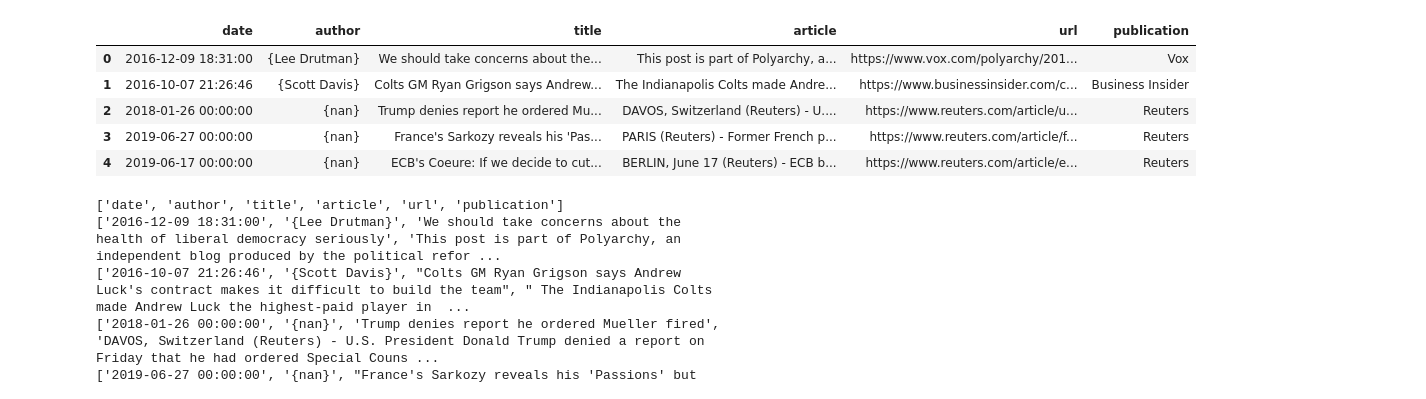
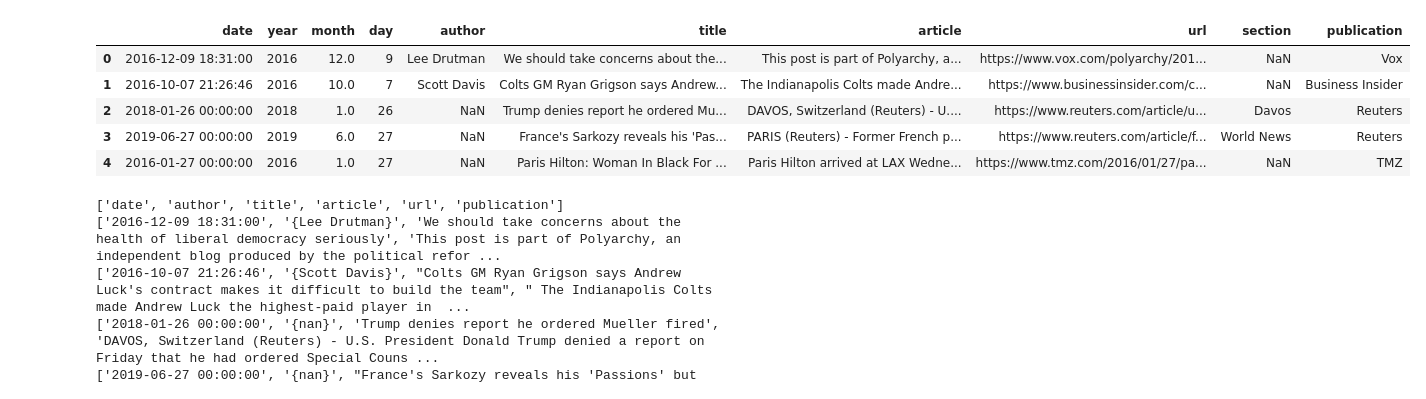
Before and after one commit to karthikn72/ttds_cw3, a Jupyter notebook: playground/explore_dataset.ipynb, the cells around one changed output. Cells and saved outputs as stored; diff of their text form; code cells hidden in the pictures.

```diff
--- a/playground/explore_dataset.ipynb
+++ b/playground/explore_dataset.ipynb
@@ -3,17 +3,17 @@ import pandas as pd
 import re
 import os
 
-df = pd.read_csv('../dataset/all-the-news-2-1/all-the-news-2-1.csv', nrows=1000)
+df = pd.read_csv('../dataset/all-the-news-2-1.csv', nrows=1000)
 df2 = pd.read_csv('../dataset/prepped_articles.csv', nrows=1000)
 # %%
-df2.head()
+df.head()
 # %% [output]
-|  | date | author | title | article | url | publication |
-| 0 | 2016-12-09 18:31:00 | {Lee Drutman} | We should take concerns about the... | This post is part of Polyarchy, a... | https://www.vox.com/polyarchy/201... | Vox |
-| 1 | 2016-10-07 21:26:46 | {Scott Davis} | Colts GM Ryan Grigson says Andrew... | The Indianapolis Colts made Andre... | https://www.businessinsider.com/c... | Business Insider |
-| 2 | 2018-01-26 00:00:00 | {nan} | Trump denies report he ordered Mu... | DAVOS, Switzerland (Reuters) - U.... | https://www.reuters.com/article/u... | Reuters |
-| 3 | 2019-06-27 00:00:00 | {nan} | France's Sarkozy reveals his 'Pas... | PARIS (Reuters) - Former French p... | https://www.reuters.com/article/f... | Reuters |
-| 4 | 2019-06-17 00:00:00 | {nan} | ECB's Coeure: If we decide to cut... | BERLIN, June 17 (Reuters) - ECB b... | https://www.reuters.com/article/e... | Reuters |
+|  | date | year | month | day | author | title | article | url | section | publication |
+| 0 | 2016-12-09 18:31:00 | 2016 | 12.0 | 9 | Lee Drutman | We should take concerns about the... | This post is part of Polyarchy, a... | https://www.vox.com/polyarchy/201... | NaN | Vox |
+| 1 | 2016-10-07 21:26:46 | 2016 | 10.0 | 7 | Scott Davis | Colts GM Ryan Grigson says Andrew... | The Indianapolis Colts made Andre... | https://www.businessinsider.com/c... | NaN | Business Insider |
+| 2 | 2018-01-26 00:00:00 | 2018 | 1.0 | 26 | NaN | Trump denies report he ordered Mu... | DAVOS, Switzerland (Reuters) - U.... | https://www.reuters.com/article/u... | Davos | Reuters |
+| 3 | 2019-06-27 00:00:00 | 2019 | 6.0 | 27 | NaN | France's Sarkozy reveals his 'Pas... | PARIS (Reuters) - Former French p... | https://www.reuters.com/article/f... | World News | Reuters |
+| 4 | 2016-01-27 00:00:00 | 2016 | 1.0 | 27 | NaN | Paris Hilton: Woman In Black For ... | Paris Hilton arrived at LAX Wedne... | https://www.tmz.com/2016/01/27/pa... | NaN | TMZ |
 # %%
 import csv
 
```
Also changed, not shown: parts of 1 cell of this notebook, 1 other file.
